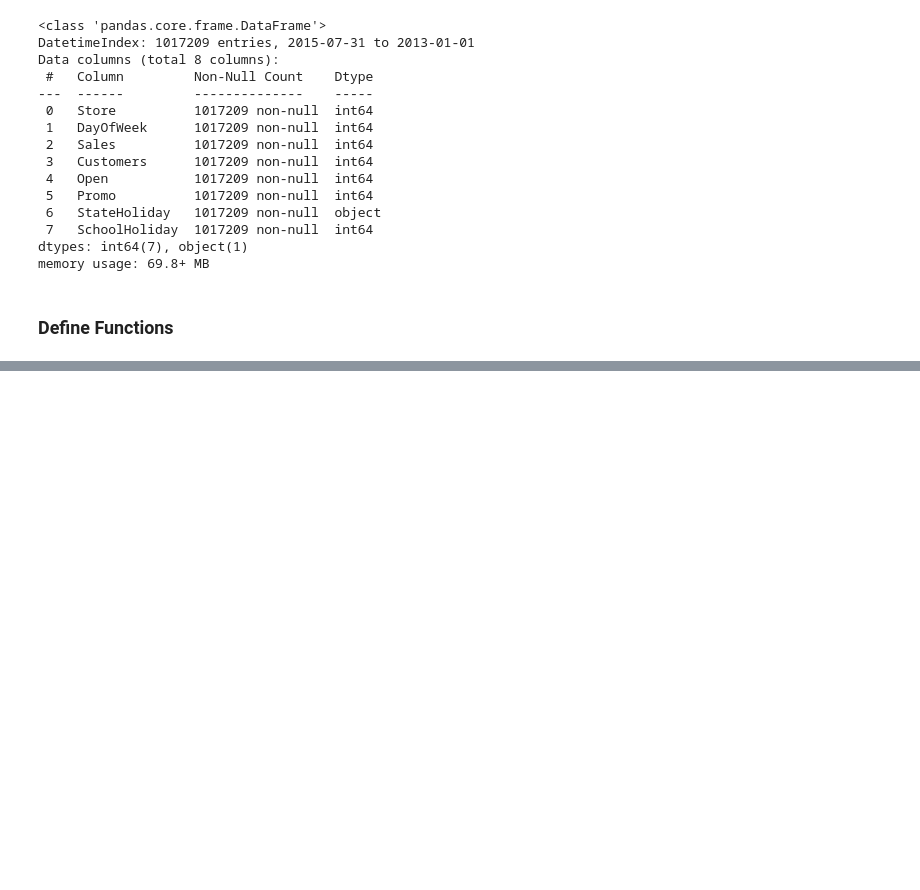
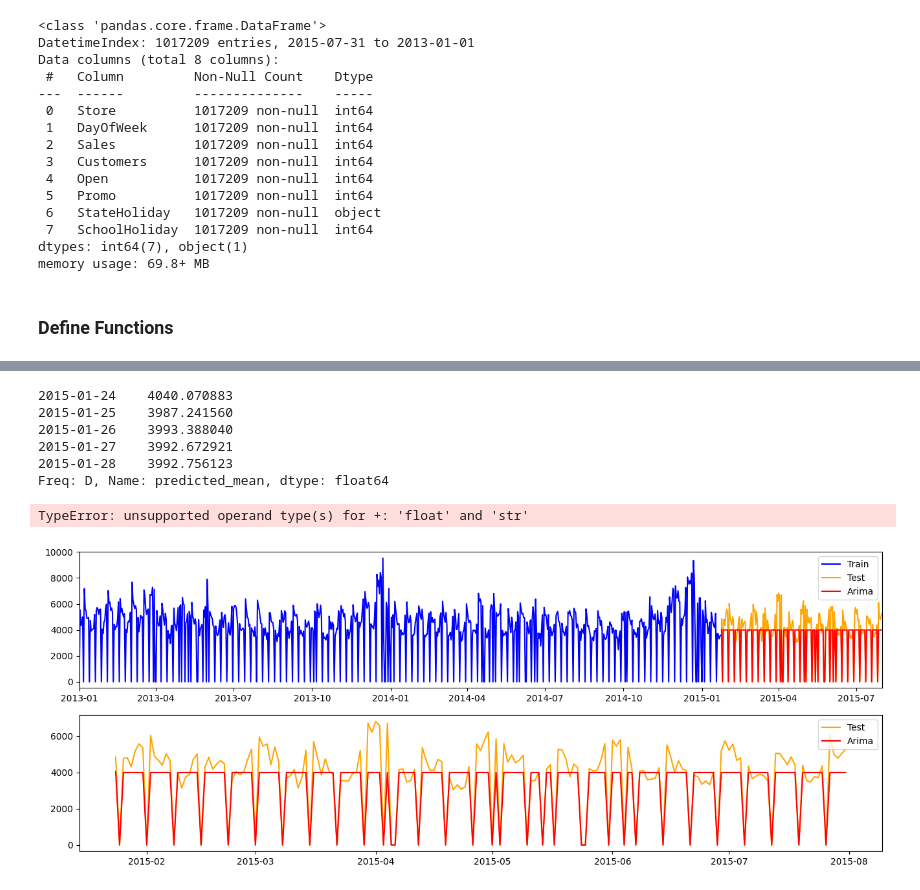
Before and after one commit to Fabster79/timeseries_fc, a Jupyter notebook: notebooks/050 - Python Script Visual.ipynb, the cells around one changed output, grey strips where cells are left out. Saved outputs shown, nothing was run; the diff lists cells and outputs as text; code cells hidden in the pictures; blank space fills up the shorter version.

```diff
--- a/notebooks/050 - Python Script Visual.ipynb
+++ b/notebooks/050 - Python Script Visual.ipynb
@@ -202,0 +218,33 @@ Error:
+# %%
+arima_preds.head()
+# %% [output]
+2015-01-24    4040.070883
+2015-01-25    3987.241560
+2015-01-26    3993.388040
+2015-01-27    3992.672921
+2015-01-28    3992.756123
+Freq: D, Name: predicted_mean, dtype: float64
+# %%
+arima_preds[test_data["Open"] == 0] = "0"
+# %%
+print(f'RMSPE for Arima on test:{rmspe(arima_preds,test_data[["Sales"]])}')
+# %% [output]
+TypeError: unsupported operand type(s) for +: 'float' and 'str'
+# %%
+fig ,axes =plt.subplots(2,1)
+fig.set_figheight(6)
+fig.set_figwidth(16)
+
+
+axes[0].plot(train_data["Sales"], label='Train', color='blue')
+axes[0].plot(test_data["Sales"], label='Test', color='orange')
+axes[0].plot(arima_preds, label="Arima", color='red')
+axes[0].legend(loc='best')
+axes[0].set_xlim([df.index.min(), df.index.max()])
+
+axes[1].plot(test_data["Sales"], label='Test',color='orange')
+axes[1].plot(arima_preds,label="Arima",color='red')
+axes[1].legend(loc='best')
+plt.show()
+# %% [output]
+[figure, added]
```
Also changed, not shown: parts of 11 cells of this notebook, 5 other files.
